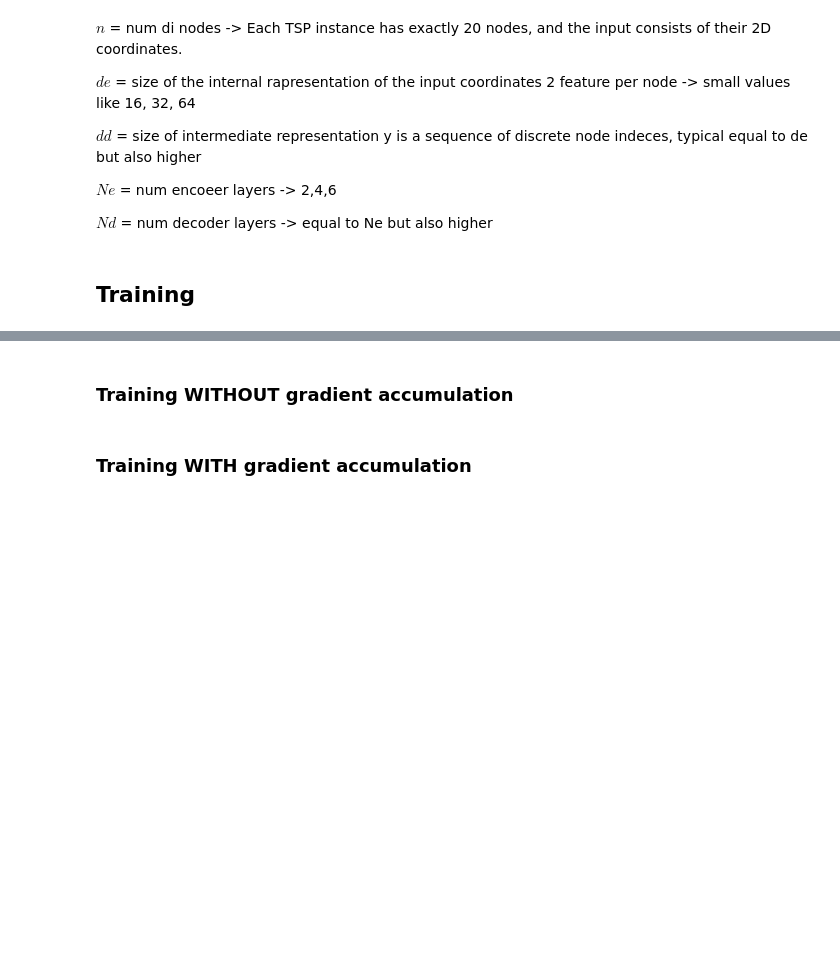
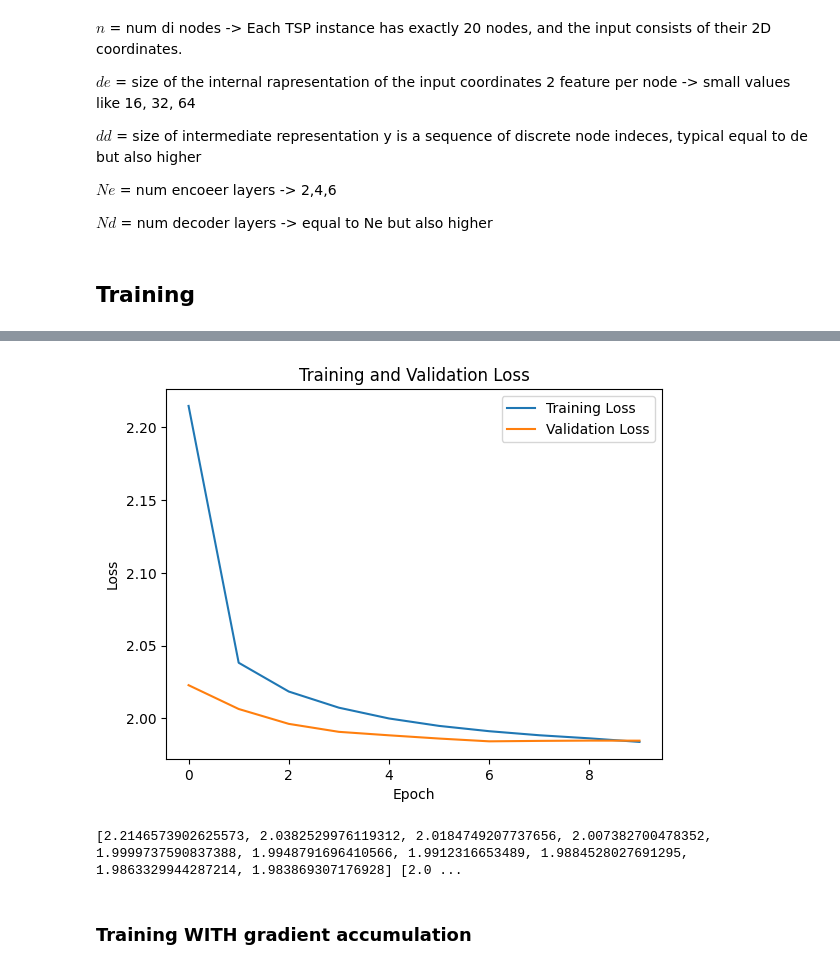
Before and after one commit to cricci3/DeepLearningLab, a Jupyter notebook: Assignment 4/assignment4.ipynb, the cells around one changed output, grey strips where cells are left out. Saved outputs shown, nothing was run; the diff lists cells and outputs as text; code cells hidden in the pictures; blank space fills up the shorter version.

```diff
--- a/Assignment 4/assignment4.ipynb
+++ b/Assignment 4/assignment4.ipynb
@@ -141,8 +146,8 @@ EdgeView([(0, 1), (0, 2), (0, 3), (0, 4), (0, 5), (0, 6), (0, 7), (0, 8), (0, 9)
 # Describe the edge attributes tour and weight
 
 # Extract the graph and tour
-graph = dummy[0][0]  # The networkx Graph object
-tour = dummy[0][1]   # The tour as a list of nodes
+graph = train[0][0]  # The networkx Graph object
+tour = train[0][1]   # The tour as a list of nodes
 
 # Inspect edges with attributes
 # print("Edges and attributes:")
@@ -272,18 +277,18 @@ class PositionalEncoding(nn.Module):
 # DROPOUT = 0.1
 
 class TSPTransformer(nn.Module):
-    def __init__(self, n, num_encoder, num_decoder, de, dd, n_head, dropout):
+    def __init__(self, n, num_encoder, num_decoder, de, dd, n_head, dropout, dim_feedforward=1024):
         super().__init__()
         # Encoder
         self.linear1 = nn.Linear(2, de)
-        encoder_layer = nn.TransformerEncoderLayer(d_model=de, nhead=n_head, batch_first=True) # d_model (int) – the number of expected features in the input (required).
+        encoder_layer = nn.TransformerEncoderLayer(d_model=de, nhead=n_head, dim_feedforward=dim_feedforward, batch_first=True) # d_model (int) – the number of expected features in the input (required).
         self.encoder = nn.TransformerEncoder(encoder_layer, num_layers=num_encoder) # stack of n encoder layers
         self.linear2 = nn.Linear(de, dd)
 
         # Decoder
         self.embedding = nn.Embedding(n, dd)
         self.posEncoding = PositionalEncoding(dd, dropout)
-        decoder_layer = nn.TransformerDecoderLayer(d_model=dd, nhead=n_head, batch_first=True)
+        decoder_layer = nn.TransformerDecoderLayer(d_model=dd, nhead=n_head, dim_feedforward=dim_feedforward, batch_first=True)
         self.decoder = nn.TransformerDecoder(decoder_layer, num_layers=num_decoder)
         self.ffnn = nn.Linear(dd, n)
 
@@ -342,14 +347,17 @@ $Ne$ = num encoeer layers -> 2,4,6
 
 $Nd$ = num decoder layers -> equal to Ne but also higher
 # %%
+# d_e=512, d_d=512, num_encoder_layers=6
+# num_decoder_layers=6, dropout=0.2
 n = 20
-n_enc = 4
-n_dec = 4
-de = 32
-dd = 32
+n_enc = 6
+n_dec = 6
+de = 128
+dd = 128
 N_HEAD = 8
-DROPOUT = 0.1
+DROPOUT = 0.3
+dim_feedforward=1024 #(se non specificato 1024 in mio modello)
 
-TSPmodel = TSPTransformer(n, n_enc, n_dec, de, dd, N_HEAD, DROPOUT).to(DEVICE)
+TSPmodel = TSPTransformer(n, n_enc, n_dec, de, dd, N_HEAD, DROPOUT, dim_feedforward).to(DEVICE)
 # %% [markdown]
 ## Training
@@ -376,7 +386,8 @@ def train_epoch(model, optimizer, trainloader, loss_fn, DEVICE):
         loss = loss_fn(output.reshape(-1, output.shape[-1]), tgt_out.reshape(-1))
         loss.backward()
 
-        # torch.nn.utils.clip_grad_norm_(model.parameters(), max_norm=1.0)
+        # gradient clipping to prevent exploding gradients
+        torch.nn.utils.clip_grad_norm_(model.parameters(), max_norm=1.0)
 
         # Update weights
         optimizer.step()
@@ -459,4 +499,16 @@ Epoch time = 43.700s
-# %% [markdown]
-### Training WITHOUT gradient accumulation
+# %%
+# Plot training and validation losses
+plt.plot(train_losses, label='Training Loss')
+plt.plot(val_losses, label='Validation Loss')
+plt.xlabel('Epoch')
+plt.ylabel('Loss')
+plt.title('Training and Validation Loss')
+plt.legend()
+plt.show()
+
+print(train_losses, val_losses)
+# %% [output]
+[figure, added]
+[2.2146573902625573, 2.0382529976119312, 2.0184749207737656, 2.007382700478352, 1.9999737590837388, 1.9948791696410566, 1.9912316653489, 1.9884528027691295, 1.9863329944287214, 1.983869307176928] [2.0 ...
 # %% [markdown]
 ### Training WITH gradient accumulation
```
Also changed, not shown: parts of 9 cells of this notebook.
